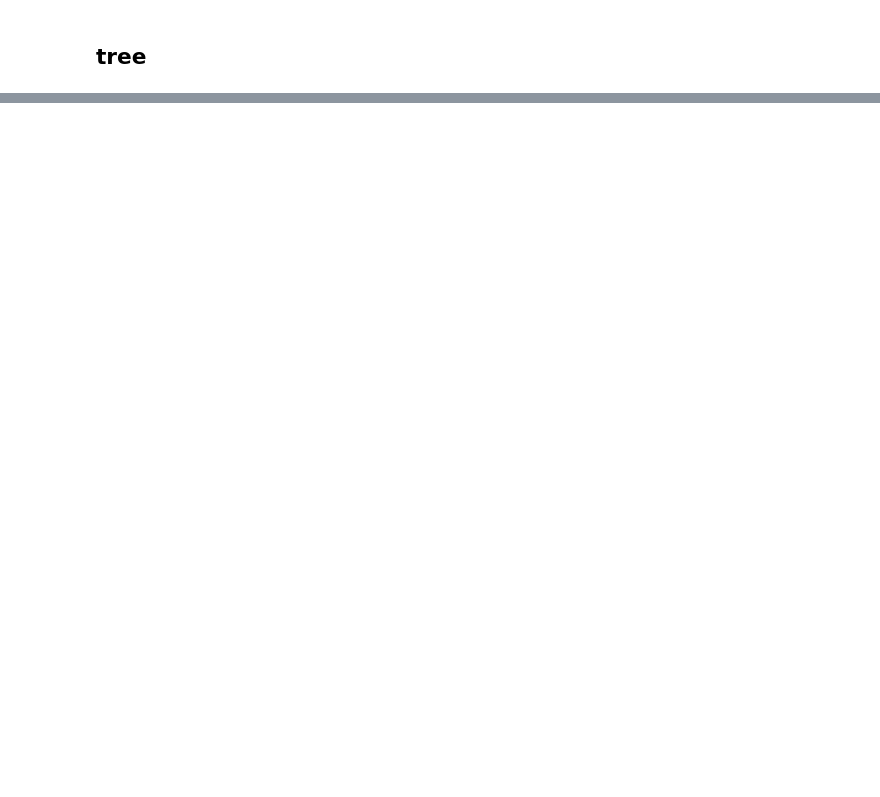
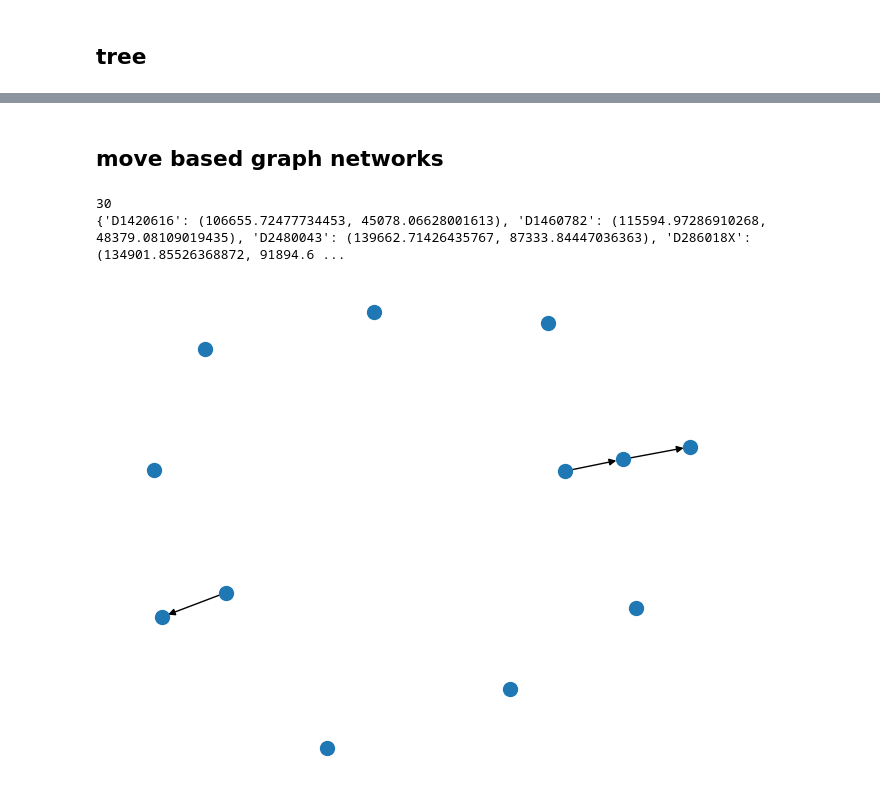
Before and after one commit to dmnfarrell/tracebtb, a Jupyter notebook: notebooks/plotting.ipynb, the cells around one changed output, grey strips where cells are left out. Saved outputs shown, nothing was run; the diff lists cells and outputs as text; code cells hidden in the pictures; blank space fills up the shorter version.

```diff
--- a/notebooks/plotting.ipynb
+++ b/notebooks/plotting.ipynb
@@ -147,5 +147,4 @@ borders = gpd.read_file(os.path.join(gui.data_path,'counties.shp')).to_crs('EPSG
 # %%
 lpis_cent = gpd.read_file('/storage/btbgenie/monaghan/LPIS/lpis_cent.shp').set_crs('EPSG:29902')
 # %%
-lpis = gpd.read_file('/storage/btbgenie/monaghan/LPIS/comb_2022_sum_no_com.shp').set_crs('EPSG:29902')
-lpis = gpd.read_file('/storage/btbgenie/monaghan/LPIS/2023/comb_2023_all_com.shp').set_crs('EPSG:29902')
+lpis = gpd.read_file('/storage/btbgenie/monaghan/LPIS/2022/comb_2022_sum_no_com.shp').set_crs('EPSG:29902')
@@ -752,0 +678,56 @@ show(p)
+# %% [markdown]
+## move based graph networks
+# %%
+import networkx as nx
+from shapely.geometry import Point
+
+sub = meta[meta.snp7=='69']
+df = tools.get_moves_bytag(sub, moves, lpis_cent).reset_index()
+df['herd'] = df.move_to
+print (len(df))
+
+def moves_graph(gdf):
+
+    gdf = gdf.dropna(subset=['geometry'])
+    # Convert the points to an array of coordinates
+    coords = np.array([(point.x, point.y) for point in gdf.geometry])
+    centroid = coords.mean(axis=0)
+    # Compute distances from the centroid and apply logarithmic scaling
+    # For more control, add 1 inside the log to avoid issues with very close or overlapping points
+    transformed_coords = np.log(np.abs(coords - centroid)) * np.sign(coords - centroid) + centroid
+    # Update the GeoDataFrame with the transformed coordinates
+    #gdf['geometry'] = [Point(x, y) for x, y in transformed_coords]
+
+    #print (gdf)
+    G = nx.DiGraph()
+
+    for herd, data in gdf.groupby('herd'):
+        row = data.iloc[0]
+        if row.geometry is None: continue
+        x, y = data.iloc[0]['geometry'].x, data.iloc[0]['geometry'].y
+        G.add_node(herd, pos=(x, y))
+
+    # Add edges based on movements
+    for tag, mov in gdf.groupby('tag'):
+        mov = mov.sort_values('move_date')
+        for i in range(len(mov) - 1):
+            herd_from = mov.iloc[i]['herd']
+            herd_to = mov.iloc[i + 1]['herd']
+            if G.has_edge(herd_from, herd_to):
+                G[herd_from][herd_to]['weight'] += 1
+            else:
+                # Weight can represent number of animals moved
+                G.add_edge(herd_from, herd_to, weight=1)
+
+    pos = {node: data['pos'] for node, data in G.nodes(data=True) if 'pos' in data}
+    print (pos)
+    return G,pos
+
+G,pos=moves_graph(df)
+# %% [output]
+30
+{'D1420616': (106655.72477734453, 45078.06628001613), 'D1460782': (115594.97286910268, 48379.08109019435), 'D2480043': (139662.71426435767, 87333.84447036363), 'D286018X': (134901.85526368872, 91894.6 ...
+# %%
+nx.draw(G,node_size=100)
+# %% [output]
+[figure, added]
```
Also changed, not shown: parts of 6 cells of this notebook, 5 other files.
